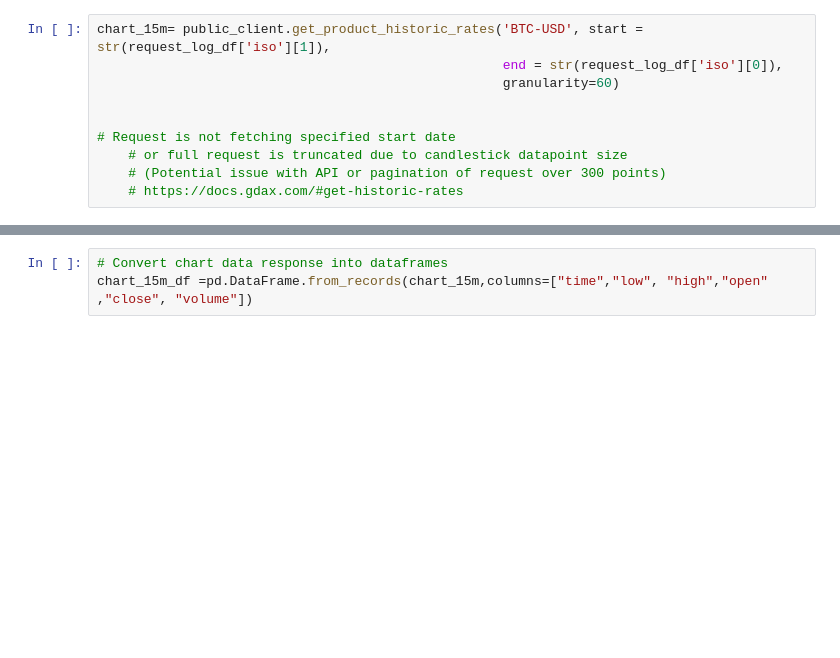
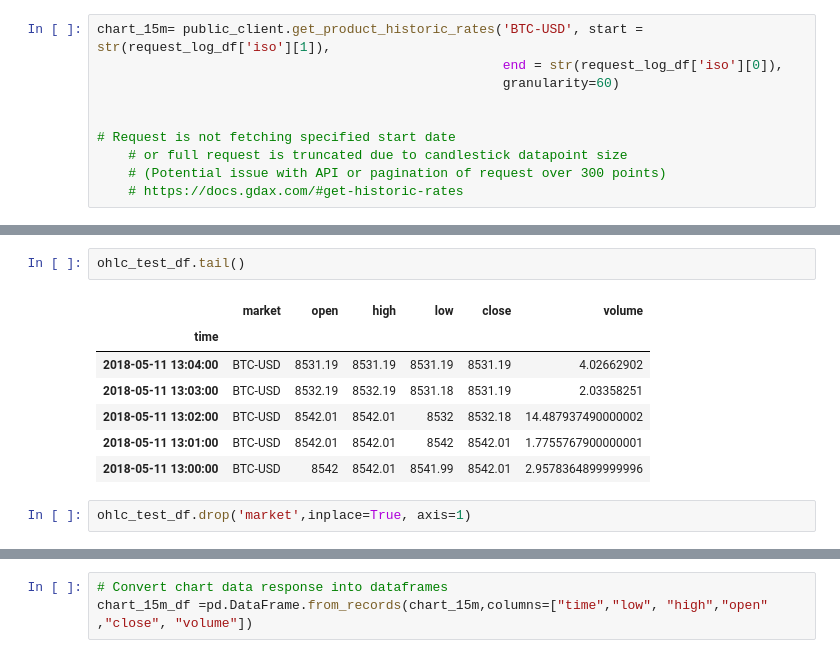
Before and after one commit to timothyyu/gdax-orderbook-ml, a Jupyter notebook: 8_program_structure_improvement.ipynb, the cells around one changed output, grey strips where cells are left out. Saved outputs shown, nothing was run; the diff lists cells and outputs as text; blank space fills up the shorter version.

```diff
--- a/8_program_structure_improvement.ipynb
+++ b/8_program_structure_improvement.ipynb
@@ -740,0 +743,12 @@ chart_15m
+# %%
+ohlc_test_df.tail()
+# %% [output]
+|  | market | open | high | low | close | volume |
+| time |  |  |  |  |  |  |
+| 2018-05-11 13:04:00 | BTC-USD | 8531.19 | 8531.19 | 8531.19 | 8531.19 | 4.02662902 |
+| 2018-05-11 13:03:00 | BTC-USD | 8532.19 | 8532.19 | 8531.18 | 8531.19 | 2.03358251 |
+| 2018-05-11 13:02:00 | BTC-USD | 8542.01 | 8542.01 | 8532 | 8532.18 | 14.487937490000002 |
+| 2018-05-11 13:01:00 | BTC-USD | 8542.01 | 8542.01 | 8542 | 8542.01 | 1.7755767900000001 |
+| 2018-05-11 13:00:00 | BTC-USD | 8542 | 8542.01 | 8541.99 | 8542.01 | 2.9578364899999996 |
+# %%
+ohlc_test_df.drop('market',inplace=True, axis=1)
```
Also changed, not shown: parts of 22 cells of this notebook, 2 other files.
